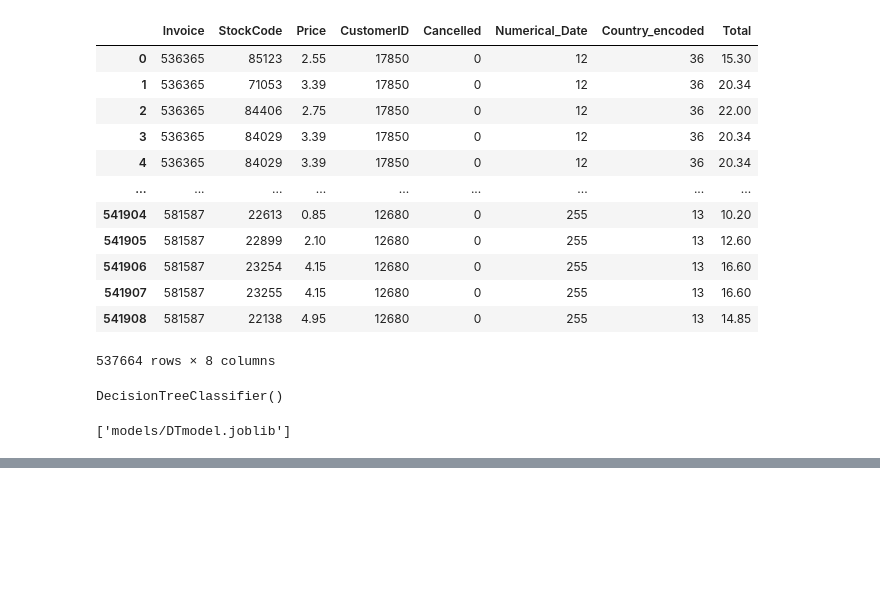
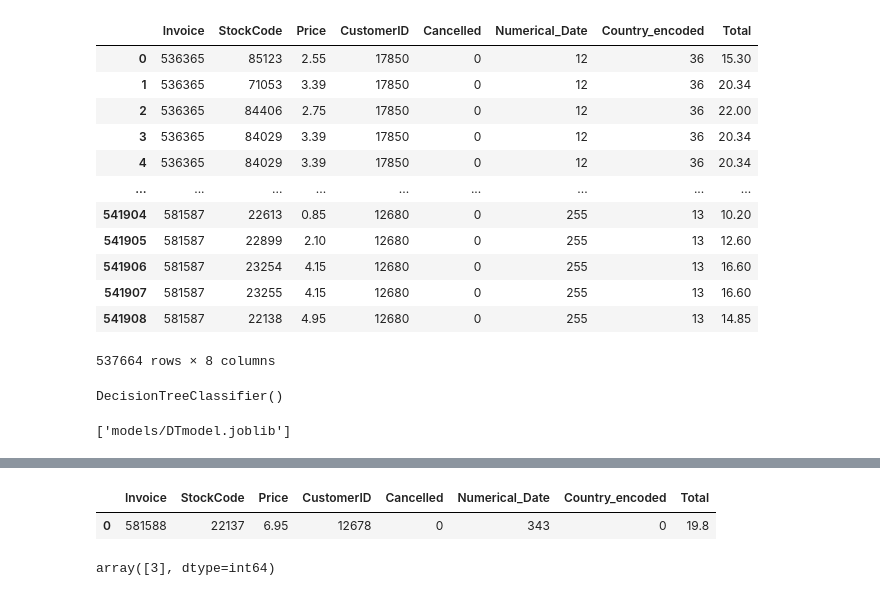
Before and after one commit to Vickey-VJ/SalesSight-AI-Powered-Sales-Forecasting-Insights, a Jupyter notebook: preprocessing.ipynb, the cells around one changed output, grey strips where cells are left out. Saved outputs shown, nothing was run; the diff lists cells and outputs as text; code cells hidden in the pictures; blank space fills up the shorter version.

```diff
--- a/preprocessing.ipynb
+++ b/preprocessing.ipynb
@@ -158,6 +158,27 @@ R² Score of Random Forest Model: 0.89
 # %%
 #Saving CSV file
 ds.to_csv('data\data_cleaned.csv', index=False)
+# %%
+ndata = {'Invoice': [581588],
+        'StockCode': [22137],
+        'Price': [4],
+        'Price': [6.95],
+        'CustomerID': [12678],
+        'Cancelled': [0],
+        'Numerical_Date': [343],
+        'Country_encoded': [13],
+        'Total': [19.8]}
+new_data = pd.DataFrame(data=ndata)
+#(581587	22138	4.95	12680	0	255	13	14.85)
+new_data
+# %% [output]
+|  | Invoice | StockCode | Price | CustomerID | Cancelled | Numerical_Date | Country_encoded | Total |
+| 0 | 581588 | 22137 | 6.95 | 12678 | 0 | 343 | 0 | 19.8 |
+# %%
+n_pred = DTmodel.predict(new_data)
+n_pred
+# %% [output]
+array([3], dtype=int64)
 # %%
 # #Filling null values
 # ds['Description'] = ds['Description'].fillna('No description Available')
```
Also changed, not shown: parts of 1 cell of this notebook, 3 other files.
